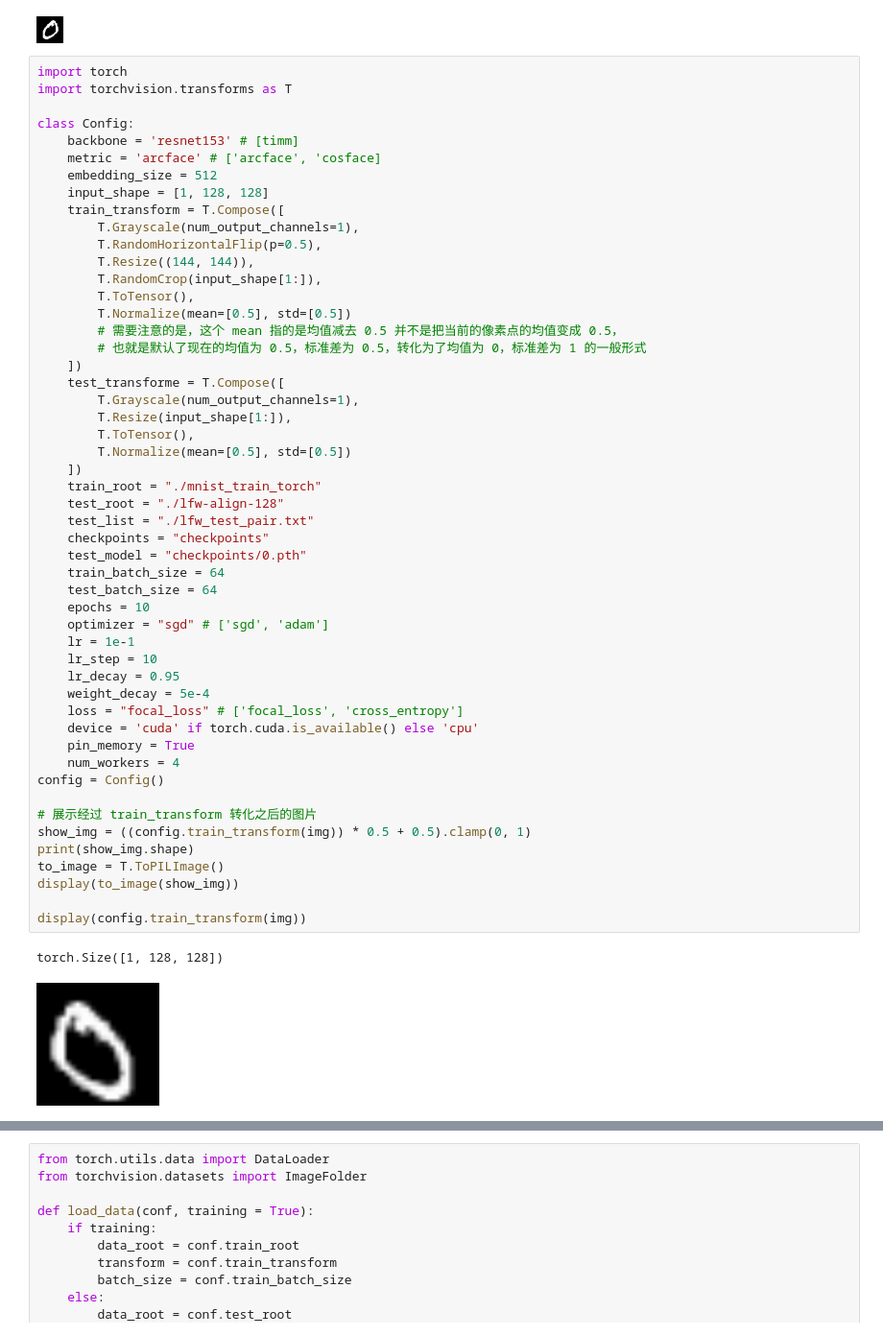
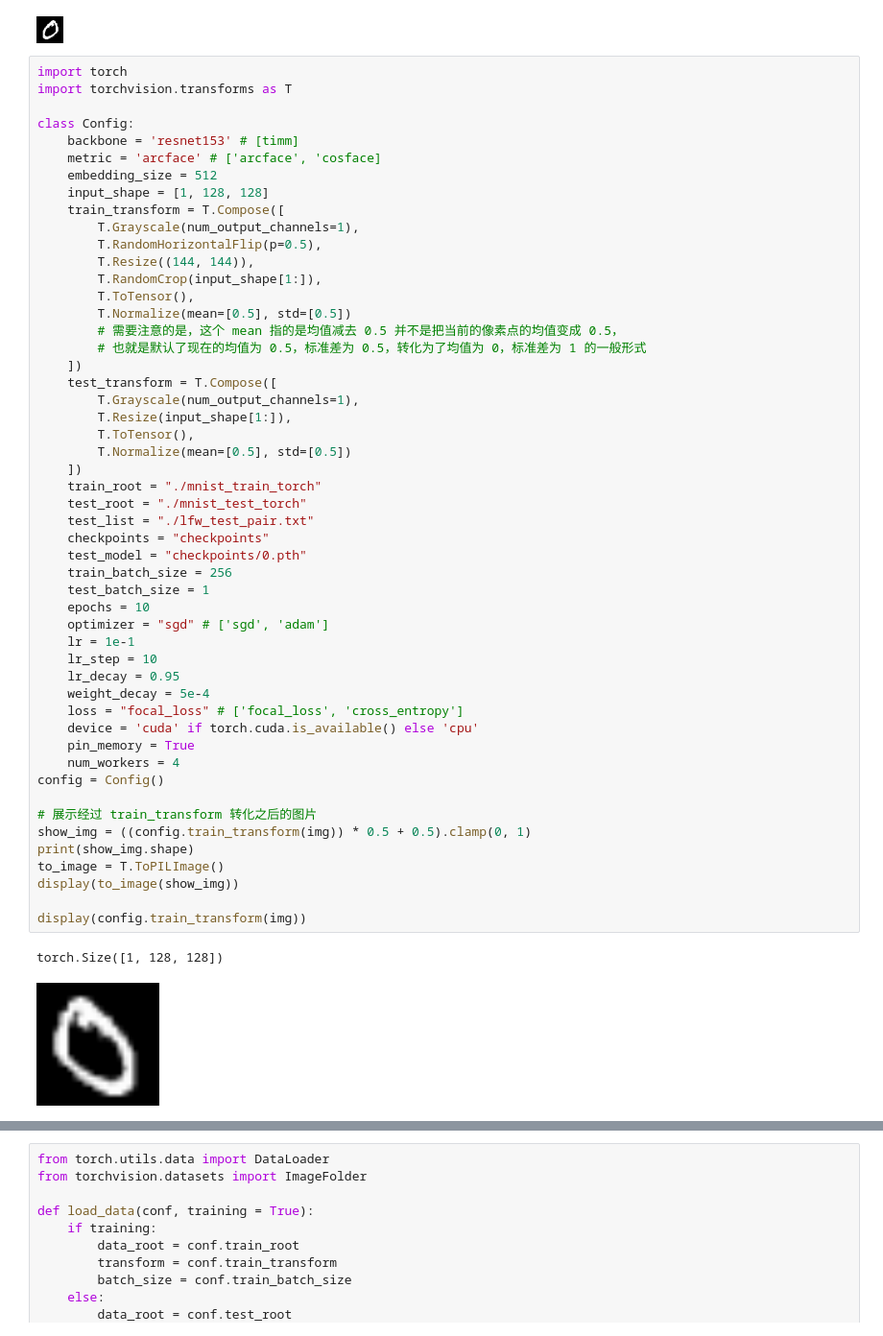
Before and after one commit to fangqing408/04-PythonPackagesLearning-in-DeepLearning, a Jupyter notebook: main.ipynb, the cells around one changed output, grey strips where cells are left out. Shown at 96% size. Drawn from its saved outputs; the diff is of its cells as text.

```diff
--- a/main.ipynb
+++ b/main.ipynb
@@ -30,41 +30,41 @@ class Config:
         # 需要注意的是，这个 mean 指的是均值减去 0.5 并不是把当前的像素点的均值变成 0.5，
         # 也就是默认了现在的均值为 0.5，标准差为 0.5，转化为了均值为 0，标准差为 1 的一般形式
     ])
-    test_transforme = T.Compose([
+    test_transform = T.Compose([
         T.Grayscale(num_output_channels=1),
         T.Resize(input_shape[1:]),
         T.ToTensor(),
         T.Normalize(mean=[0.5], std=[0.5])
     ])
     train_root = "./mnist_train_torch"
-    test_root = "./lfw-align-128"
+    test_root = "./mnist_test_torch"
     test_list = "./lfw_test_pair.txt"
     checkpoints = "checkpoints"
     test_model = "checkpoints/0.pth"
-    train_batch_size = 64
-    test_batch_size = 64
+    train_batch_size = 256
+    test_batch_size = 1
     epochs = 10
     optimizer = "sgd" # ['sgd', 'adam']
     lr = 1e-1
     lr_step = 10
     lr_decay = 0.95
     weight_decay = 5e-4
     loss = "focal_loss" # ['focal_loss', 'cross_entropy']
     device = 'cuda' if torch.cuda.is_available() else 'cpu'
     pin_memory = True
     num_workers = 4
 config = Config()
 
 # 展示经过 train_transform 转化之后的图片
 show_img = ((config.train_transform(img)) * 0.5 + 0.5).clamp(0, 1)
 print(show_img.shape)
 to_image = T.ToPILImage()
 display(to_image(show_img))
 
 display(config.train_transform(img))
 # %% [output]
 torch.Size([1, 128, 128])
-[figure, old version]
+[figure, new version]
 tensor([[[-1., -1., -1.,  ..., -1., -1., -1.],
          [-1., -1., -1.,  ..., -1., -1., -1.],
          [-1., -1., -1.,  ..., -1., -1., -1.],
```
Also changed, not shown: parts of 6 cells of this notebook, 16 other files.
